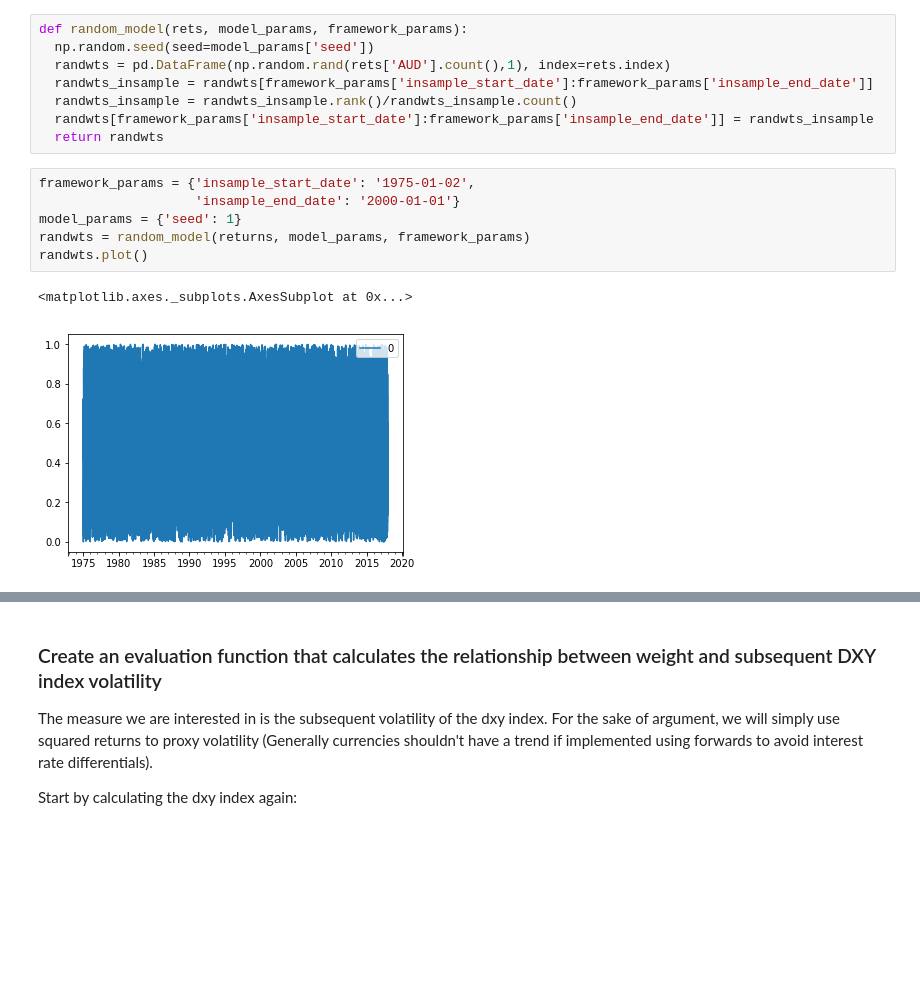
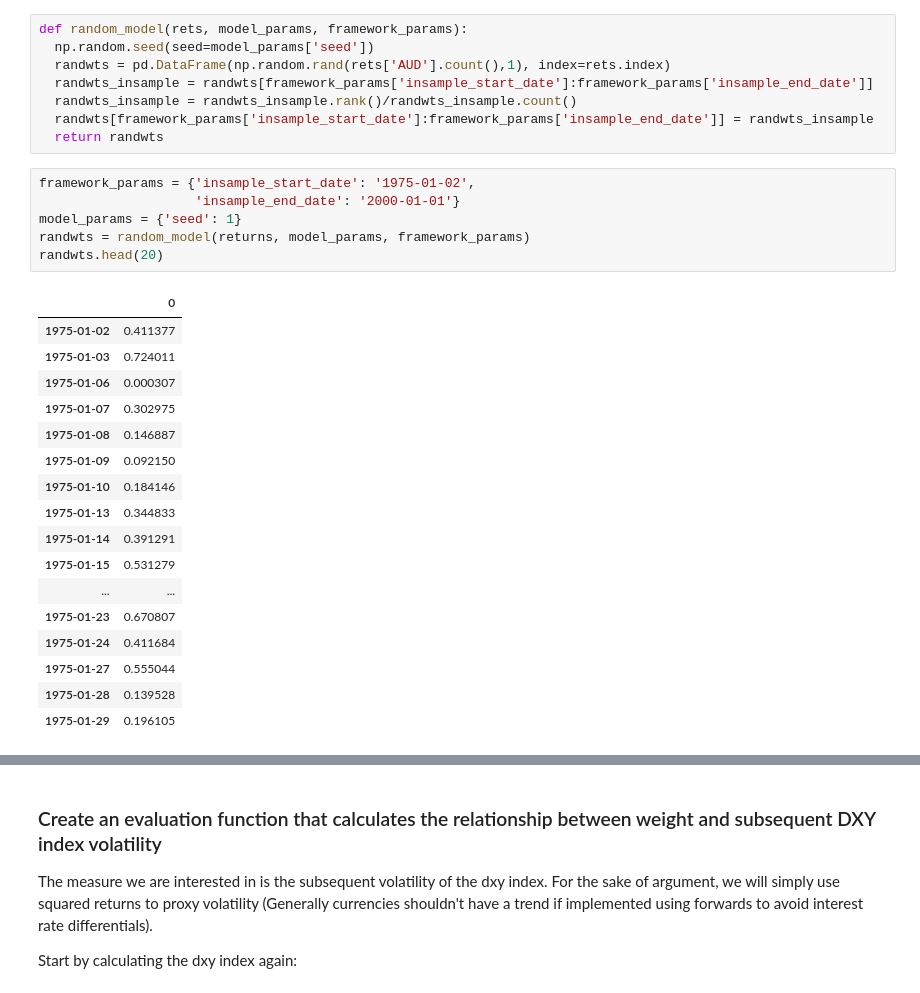
Before and after one commit to fintechsteve/modeling-volatility, a Jupyter notebook: Part_03_Modeling_Framework.ipynb, the cells around one changed output, grey strips where cells are left out. Saved outputs shown, nothing was run; the diff lists cells and outputs as text; blank space fills up the shorter version.

```diff
--- a/Part_03_Modeling_Framework.ipynb
+++ b/Part_03_Modeling_Framework.ipynb
@@ -115,9 +115,24 @@ def random_model(rets, model_params, framework_params):
 # %%
 framework_params = {'insample_start_date': '1975-01-02',
                     'insample_end_date': '2000-01-01'}
 model_params = {'seed': 1}
 randwts = random_model(returns, model_params, framework_params)
-randwts.plot()
+randwts.head(20)
 # %% [output]
-<matplotlib.axes._subplots.AxesSubplot at 0x...>
-[figure, removed]
+|  | 0 |
+| 1975-01-02 | 0.411377 |
+| 1975-01-03 | 0.724011 |
+| 1975-01-06 | 0.000307 |
+| 1975-01-07 | 0.302975 |
+| 1975-01-08 | 0.146887 |
+| 1975-01-09 | 0.092150 |
+| 1975-01-10 | 0.184146 |
+| 1975-01-13 | 0.344833 |
+| 1975-01-14 | 0.391291 |
+| 1975-01-15 | 0.531279 |
+| ... | ... |
+| 1975-01-23 | 0.670807 |
+| 1975-01-24 | 0.411684 |
+| 1975-01-27 | 0.555044 |
+| 1975-01-28 | 0.139528 |
+| 1975-01-29 | 0.196105 |
```
Also changed, not shown: parts of 6 cells of this notebook.
